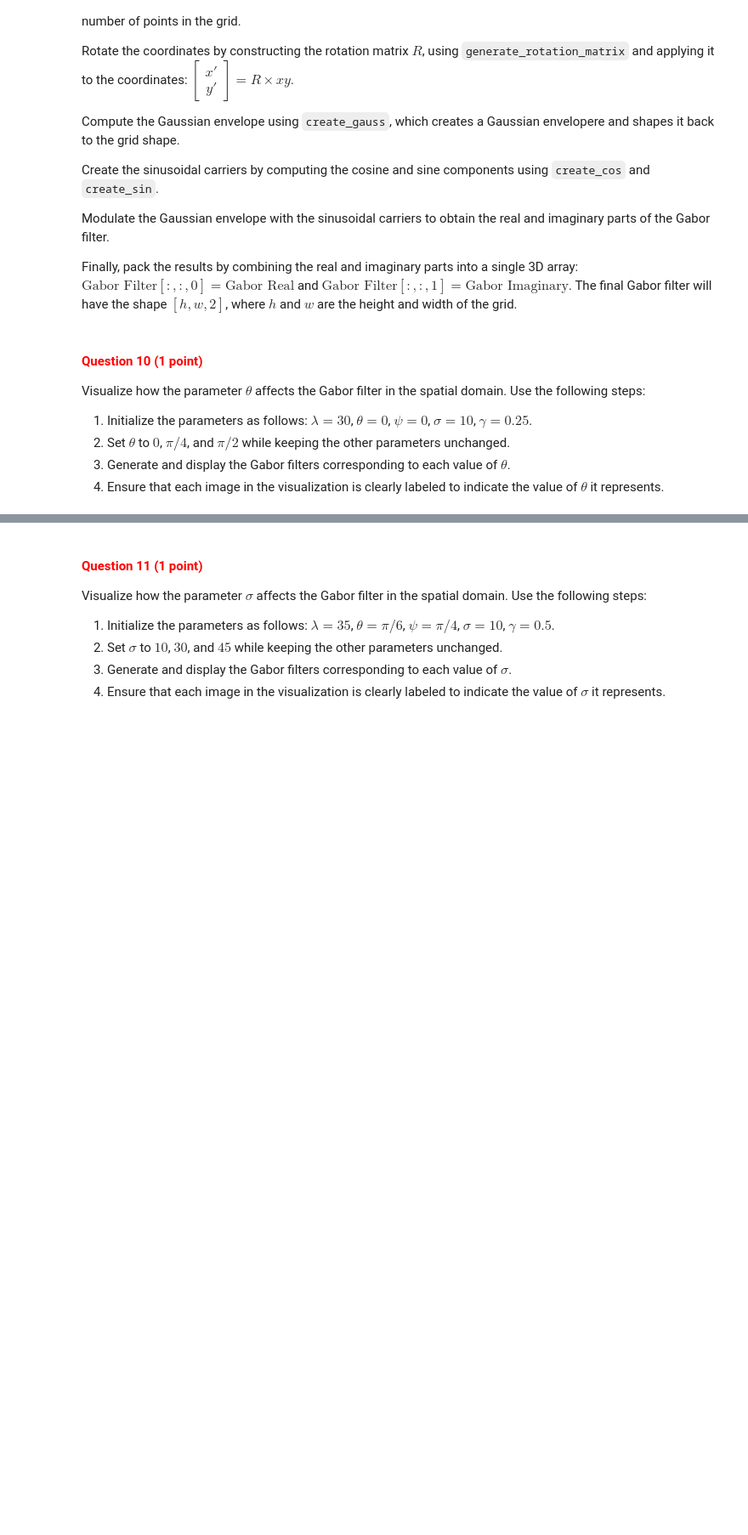
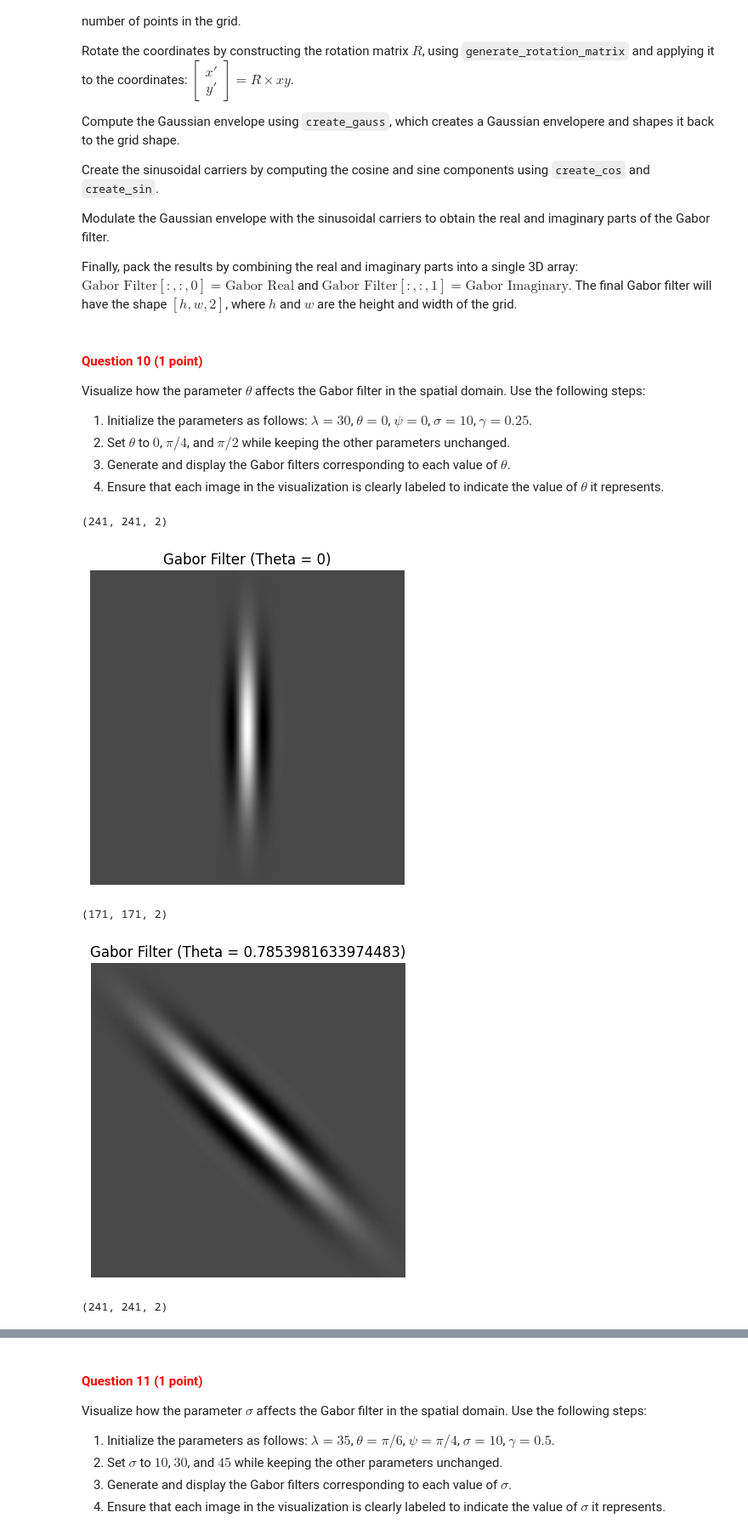
Before and after one commit to izzikampono/cv1-lab-2, a Jupyter notebook: cv1-lab-2.ipynb, the cells around one changed output, grey strips where cells are left out. Shown: that part at 85% size. Saved outputs shown, nothing was run; the diff lists cells and outputs as text; code cells hidden in the pictures; blank space fills up the shorter version.

```diff
--- a/cv1-lab-2.ipynb
+++ b/cv1-lab-2.ipynb
@@ -412,7 +412,8 @@ def generate_rotation_matrix(theta):
         rot_matrix: Rotation matrix.
     '''
 
-    # YOUR CODE HERE
+    rot_matrix = np.array([[np.cos(theta), -np.sin(theta)],
+                          [np.sin(theta), np.cos(theta)]])
 
     return rot_matrix
 # %%
@@ -429,7 +430,7 @@ def create_cos(rot_x, lamda, psi):
         cos_carrier: 2D cosine carrier.
     '''
 
-    # YOUR CODE HERE
+    cos_carrier = np.cos(2 * np.pi * rot_x / lamda + psi)
 
     return cos_carrier
 # %%
@@ -446,7 +447,7 @@ def create_sin(rot_x, lamda, psi):
         sin_carrier: 2D sine carrier.
     '''
 
-    # YOUR CODE HERE
+    sin_carrier = np.sin(2 * np.pi * rot_x / lamda + psi)
 
     return sin_carrier
 # %%
@@ -464,7 +465,7 @@ def create_gauss(rot_x, rot_y, gamma, sigma):
         gauss_env: 2D Gaussian envelope.
     '''
 
-    # YOUR CODE HERE
+    gauss_env = np.exp(-(rot_x ** 2 + gamma ** 2 * rot_y ** 2) / (2 * sigma ** 2))
 
     return gauss_env
 # %% [markdown]
@@ -551,0 +567,25 @@ Visualize how the parameter $\theta$ affects the Gabor filter in the spatial dom
+# %%
+# YOUR CODE HERE
+lambda_ = 30
+theta = 0
+psi = 0
+sigma = 10
+gamma = 0.25
+
+theta_values = [0, np.pi/4, np.pi/2]
+
+gabor_filters = [create_gabor(sigma, theta_value, lambda_, psi, gamma) for theta_value in theta_values]
+
+for i, gabor_filter in enumerate(gabor_filters):
+    plt.figure()
+    print(gabor_filter.shape)
+    plt.imshow(gabor_filter[:, :, 0], cmap='gray')
+    plt.title(f'Gabor Filter (Theta = {theta_values[i]})')
+    plt.axis('off')
+    plt.show()
+# %% [output]
+(241, 241, 2)
+[figure, added]
+(171, 171, 2)
+[figure, added]
+(241, 241, 2)
```
Also changed, not shown: parts of 9 cells of this notebook.
